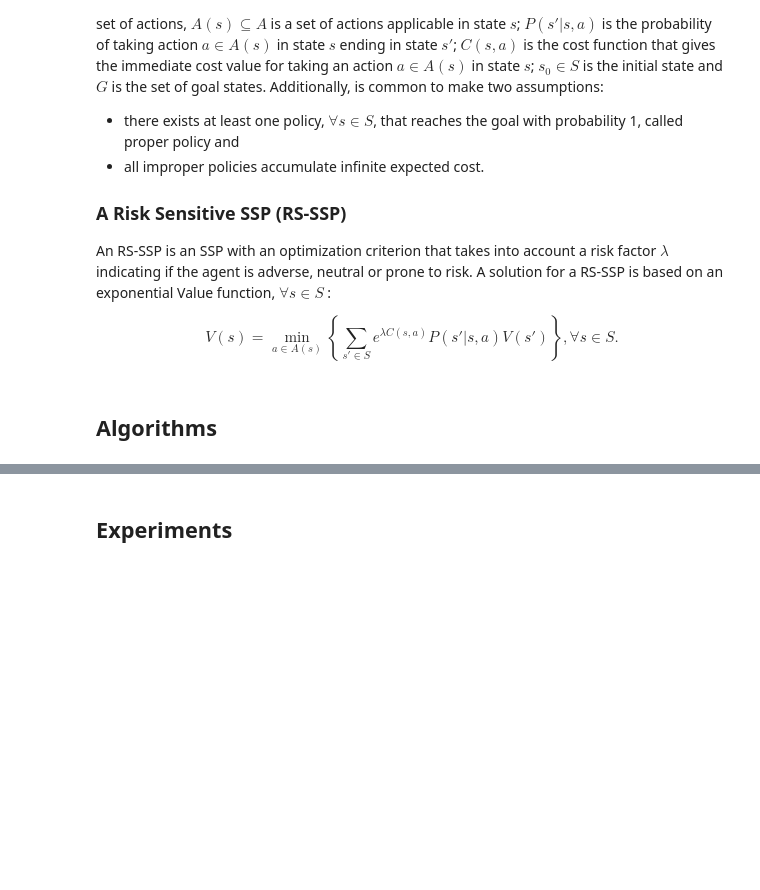
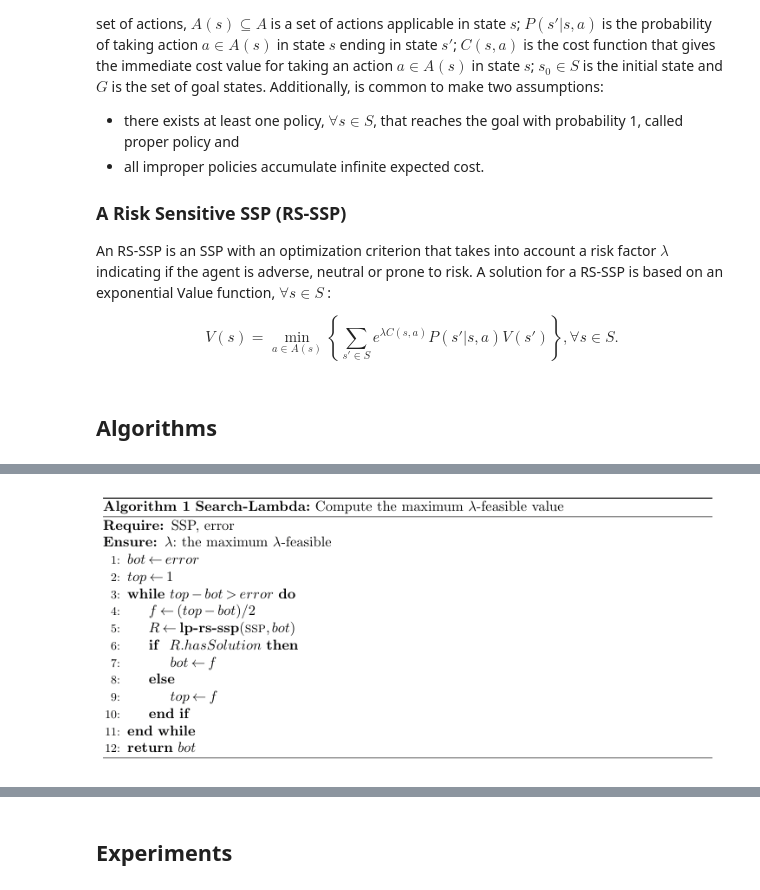
Before and after one commit to Milton761/RS-MDP, a Jupyter notebook: RS-MDP.ipynb, the cells around one changed output, grey strips where cells are left out. Cells and saved outputs as stored; diff of their text form; code cells hidden in the pictures; blank space fills up the shorter version.

Commit message:
update images

```diff
--- a/RS-MDP.ipynb
+++ b/RS-MDP.ipynb
@@ -24,3 +23,8 @@ V(s) = \underset{a\in A(s)}{\min} \left\{ \sum_{s'\in S} e^{\lambda C(s,a)}P(s'|
+# %%
+from IPython.display import Image
+Image(filename='alg01.png')
+# %% [output]
+[figure, added]
 # %% [markdown]
 ## RiskAdverse algorithm
 <img src="alg02.png">
```
Also changed, not shown: parts of 2 cells of this notebook.
